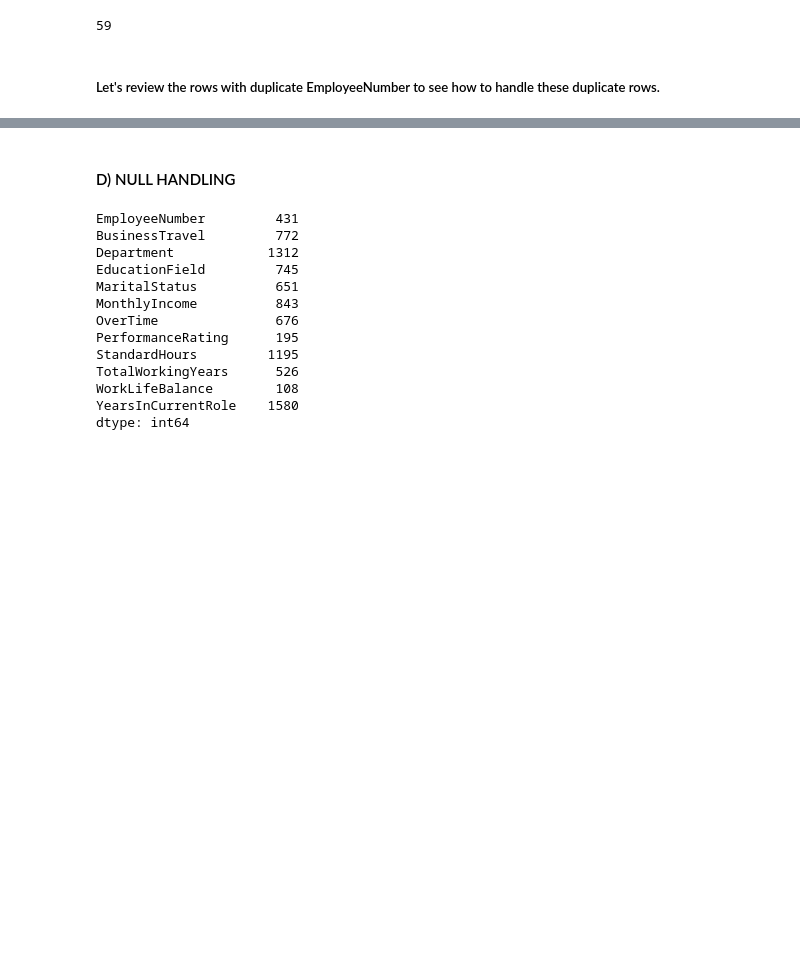
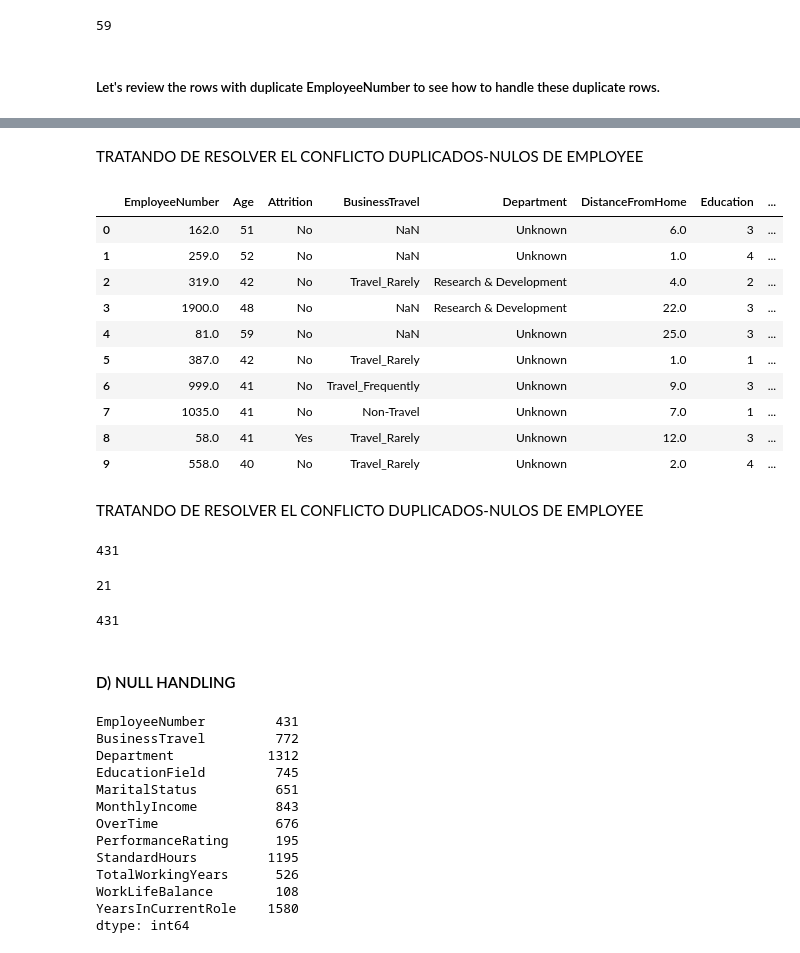
Before and after one commit to Adalab/proyecto-da-promo-b-modulo-3-team-1, a Jupyter notebook: EDA.ipynb, the cells around one changed output, grey strips where cells are left out. Drawn from its saved outputs; the diff is of its cells as text; code cells hidden in the pictures; blank space fills up the shorter version.

```diff
--- a/EDA.ipynb
+++ b/EDA.ipynb
@@ -1044,3 +1058,64 @@ df_no_nulls_employee_number
+# %% [markdown]
+TRATANDO DE RESOLVER EL CONFLICTO  DUPLICADOS-NULOS DE EMPLOYEE
+# %%
+# 1. Filtrar las filas duplicadas de EmployeeNumber para resolverlas
+df_duplicated = df_clean[df_clean.duplicated(subset='EmployeeNumber', keep=False)]
+
+# 2. Resolver duplicados solo en las filas que tienen duplicados
+df_resolved = df_duplicated.groupby('EmployeeNumber').apply(resolve_duplicates).reset_index(drop=True)
+
+# 3. Filtrar las filas que no son duplicadas (incluyendo nulos)
+df_non_duplicated = df_clean.drop_duplicates(subset='EmployeeNumber', keep=False)
+
+# 4. Concatenar las filas no duplicadas (con nulos) con las filas resueltas de duplicados
+df_clean = pd.concat([df_non_duplicated, df_resolved]).reset_index(drop=True)
+
+# Mostrar el resultado final con las filas no duplicadas y duplicadas resueltas
+df_clean.head(10)
+# %% [output]
+|  | EmployeeNumber | Age | Attrition | BusinessTravel | Department | DistanceFromHome | Education | ... |
+| 0 | 162.0 | 51 | No | NaN | Unknown | 6.0 | 3 | ... |
+| 1 | 259.0 | 52 | No | NaN | Unknown | 1.0 | 4 | ... |
+| 2 | 319.0 | 42 | No | Travel_Rarely | Research & Development | 4.0 | 2 | ... |
+| 3 | 1900.0 | 48 | No | NaN | Research & Development | 22.0 | 3 | ... |
+| 4 | 81.0 | 59 | No | NaN | Unknown | 25.0 | 3 | ... |
+| 5 | 387.0 | 42 | No | Travel_Rarely | Unknown | 1.0 | 1 | ... |
+| 6 | 999.0 | 41 | No | Travel_Frequently | Unknown | 9.0 | 3 | ... |
+| 7 | 1035.0 | 41 | No | Non-Travel | Unknown | 7.0 | 1 | ... |
+| 8 | 58.0 | 41 | Yes | Travel_Rarely | Unknown | 12.0 | 3 | ... |
+| 9 | 558.0 | 40 | No | Travel_Rarely | Unknown | 2.0 | 4 | ... |
+# %% [markdown]
+TRATANDO DE RESOLVER EL CONFLICTO  DUPLICADOS-NULOS DE EMPLOYEE
+# %%
+# Filtrar las filas con nulos en 'EmployeeNumber' para mantenerlas
+df_with_nulls = df_clean[df_clean['EmployeeNumber'].isna()]
+
+# Filtrar las filas con valores no nulos en 'EmployeeNumber' para resolver duplicados
+df_without_nulls = df_clean[df_clean['EmployeeNumber'].notna()]
+
+# Resolver duplicados solo en las filas sin nulos en 'EmployeeNumber'
+df_duplicated = df_without_nulls[df_without_nulls.duplicated(subset='EmployeeNumber', keep=False)]
+df_resolved = df_duplicated.groupby('EmployeeNumber').apply(resolve_duplicates).reset_index(drop=True)
+
+# Filtrar las filas no duplicadas (incluidas las filas originales con nulos)
+df_non_duplicated = df_without_nulls.drop_duplicates(subset='EmployeeNumber', keep=False)
+
+# Combinar las filas no duplicadas con las filas resueltas de duplicados
+df_clean_updated = pd.concat([df_non_duplicated, df_resolved, df_with_nulls]).reset_index(drop=True)
+
+# Verificar si hay filas con nulos en 'EmployeeNumber'
+print(df_clean_updated['EmployeeNumber'].isna().sum())
+# %% [output]
+431
+# %%
+# Check for duplicate rows after the elimination
+df_clean_updated.duplicated().sum()
+# %% [output]
+21
+# %%
+df_clean['EmployeeNumber'].isnull().sum()
+# %% [output]
+431
 # %% [markdown]
 #### D) NULL HANDLING
 # %%
```
Also changed, not shown: parts of 8 cells of this notebook.
